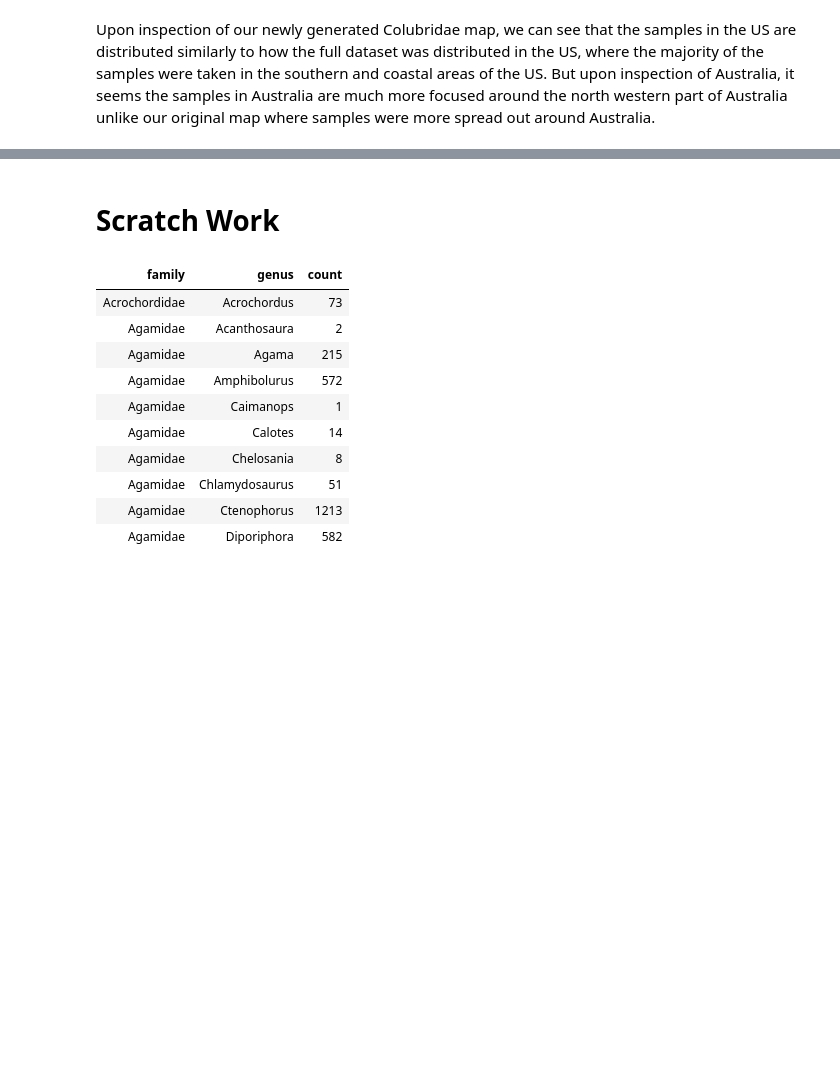
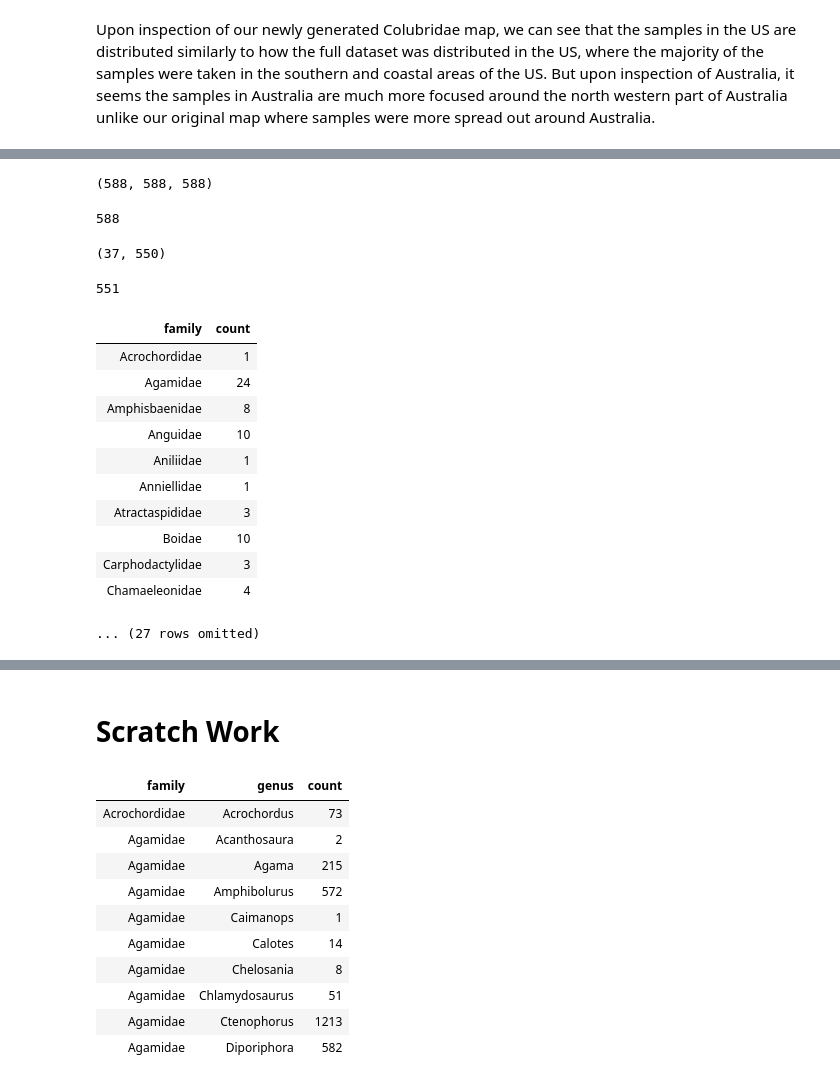
Before and after one commit to Jesseswoo/vertnet_explore, a Jupyter notebook: code/2_Focusing_Vertnet_Data.ipynb, the cells around one changed output, grey strips where cells are left out. Drawn from its saved outputs; the diff is of its cells as text; code cells hidden in the pictures; blank space fills up the shorter version.

```diff
--- a/code/2_Focusing_Vertnet_Data.ipynb
+++ b/code/2_Focusing_Vertnet_Data.ipynb
@@ -345,6 +345,9 @@ py.iplot(fig, filename='Colubridae')
 Upon inspection of our newly generated Colubridae map, we can see that the samples in the US are distributed similarly to how the full dataset was distributed in the US, where the majority of the samples were taken in the southern and coastal areas of the US. But upon inspection of Australia, it seems the samples in Australia are much more focused around the north western part of Australia unlike our original map where samples were more spread out around Australia.
 # %% [markdown]
 <img src="../data/Colubridae_map.png">
+# %%
+repeat_list=Taxonomy.select("order", "family", "genus").group(2).where("count",2).column(0)
+repeat_list2=Taxonomy.select("order", "family", "genus").group(1).where("count",2).column(0)
 # %%
 non_repeat_Taxonomy=Taxonomy.where("genus", are.not_contained_in(repeat_list)).where("family", are.not_contained_in(repeat_list2)).group(["order", "family", "genus"])
 # %%
@@ -372,6 +375,38 @@ OFG_name_list=["Squamata"]+OFG_nonrepeat_family+OFG_nonrepeat_genus
 OFG_index_source=[0]*37+family_index_list
 OFG_index_target=list(range(1, 38))+list(range(38, 589))
 OFG_count=list(non_repeat_nongrouped.group(["order", "family"]).column(2))+list(non_repeat_nongrouped.group(["family", "genus"]).column(2))
+# %%
+len(OFG_name_list), len(OFG_index_source), len(OFG_index_target)
+# %% [output]
+(588, 588, 588)
+# %%
+len(non_repeat_family_count+non_repeat_genus_count+non_repeat_order_count)
+# %% [output]
+588
+# %%
+len(OFG_nonrepeat_family), len(OFG_nonrepeat_genus)
+# %% [output]
+(37, 550)
+# %%
+len(non_repeat_Taxonomy.column("family"))
+# %% [output]
+551
+# %%
+non_repeat_Taxonomy.group("family")
+#, len(non_repeat_nongrouped.column(0))
+# %% [output]
+| family | count |
+| Acrochordidae | 1 |
+| Agamidae | 24 |
+| Amphisbaenidae | 8 |
+| Anguidae | 10 |
+| Aniliidae | 1 |
+| Anniellidae | 1 |
+| Atractaspididae | 3 |
+| Boidae | 10 |
+| Carphodactylidae | 3 |
+| Chamaeleonidae | 4 |
+... (27 rows omitted)
 # %%
 data = dict(
     type='sankey',
```
Also changed, not shown: parts of 2 cells of this notebook, 1 other file.
